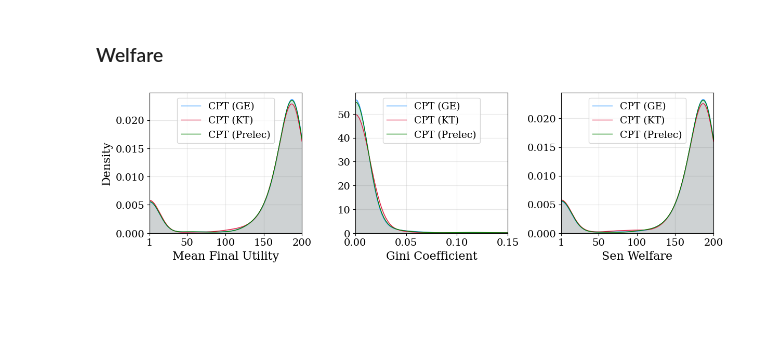
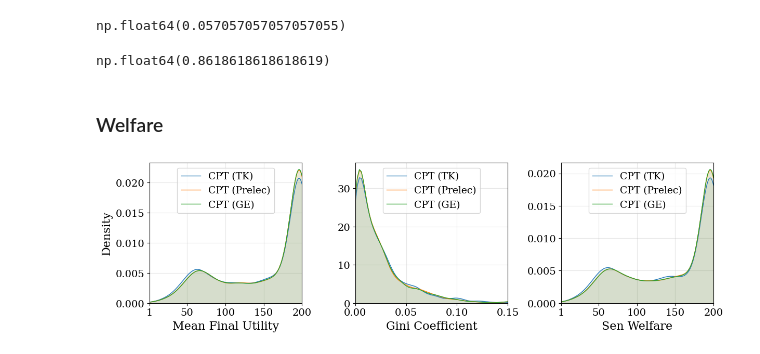
Before and after one commit to charlesaugdupont/cognitive-biases-welfare-volatility, a Jupyter notebook: notebooks/cpt_prob_comparison.ipynb, the cells around one changed output. Cells and saved outputs as stored; diff of their text form; code cells hidden in the pictures; blank space fills up the shorter version.

```diff
--- a/notebooks/cpt_prob_comparison.ipynb
+++ b/notebooks/cpt_prob_comparison.ipynb
@@ -29,16 +29,23 @@ plt.rcParams.update({"font.size" : 15,
 plt.rc("text", usetex=False)
 plt.rc("font", family="serif")
 # %%
-labels = ["K + T", "P", "G + E"]
+labels = ["TK", "Prelec", "GE"]
 p = np.linspace(0, 1, 2000)
 
-fig, axs= plt.subplots(1, 3, figsize=(14,4))
+fig, axs= plt.subplots(1, 3, figsize=(14,5), sharey=True)
 
 for k, g in enumerate([0.5, 0.65, 0.8]):
     for i,f in enumerate([probability_weighting, probability_weighting_prelec, probability_weighting_goldstein_einhorn]):
         axs[k].plot(p, f(p, gamma=g), label=labels[i])
     axs[k].set_title(r"$\gamma=$" + str(g))
     axs[k].legend(shadow=True)
+    axs[k].set_xlabel(r"Objective $p$")
+    if k == 0:
+        axs[k].set_ylabel(r"Distorted $p$")
+    axs[k].plot(np.linspace(0,1,1000), np.linspace(0,1,1000), linestyle="dashed", color="grey", alpha=0.5)
+
+fig.tight_layout()
+plt.savefig("../figures/probability_weighting_function_comparison.pdf", bbox_inches="tight")
 
 plt.show()
 # %% [output]
@@ -58,2 +61,10 @@ plt.show()
+# %%
+pvals[np.argmin(pvals - probability_weighting(pvals, gamma=0.5))]
+# %% [output]
+np.float64(0.057057057057057055)
+# %%
+pvals[np.argmax(pvals - probability_weighting(pvals, gamma=0.5))]
+# %% [output]
+np.float64(0.8618618618618619)
 # %% [markdown]
 ### Welfare
@@ -85,18 +71,17 @@ for D in directories:
 # %%
 fig, axs = plt.subplots(1, 3, figsize=(14,3.5))
-labels = ["CPT (GE)", "CPT (KT)", "CPT (Prelec)"]
-colors = ["dodgerblue", "crimson", "green"]
+labels = ["CPT (TK)", "CPT (Prelec)", "CPT (GE)"]
 
 # Mean Final Utility
-for i, directory in enumerate(["../cpt_revised_ge", "../cpt_revised_kt", "../cpt_revised_prelec"]):
-    with open(f"{directory}_mean_util", "rb") as f:
+for i, directory in enumerate(["../data/cpt/cpt_kt_95/", "../data/cpt/cpt_prelec_95/", "../data/cpt/cpt_ge_95/"]):
+    with open(f"{directory}mean_util", "rb") as f:
         M = pickle.load(f)
     kde = gaussian_kde(M, bw_method=0.2)
     x_vals = np.linspace(1, 200, 500)
     y_vals = kde(x_vals)
     y_vals /= np.trapz(y_vals, x_vals)
-    axs[0].plot(x_vals, y_vals, color=colors[i], label=labels[i], lw=1)
-    axs[0].fill_between(x_vals, y_vals, color=colors[i], alpha=0.1)
+    axs[0].plot(x_vals, y_vals, label=labels[i], lw=1)
+    axs[0].fill_between(x_vals, y_vals, alpha=0.1)
 axs[0].set_ylabel("Density")
 axs[0].set_xlabel("Mean Final Utility")
 axs[0].legend(loc="upper center")
@@ -106,40 +91,40 @@ axs[0].grid()
 axs[0].set_xlim(1,200)
 
 # Gini Coefficient
-for i, directory in enumerate(["../cpt_revised_ge", "../cpt_revised_kt", "../cpt_revised_prelec"]):
-    with open(f"{directory}_gini", "rb") as f:
+for i, directory in enumerate(["../data/cpt/cpt_kt_95/", "../data/cpt/cpt_prelec_95/", "../data/cpt/cpt_ge_95/"]):
+    with open(f"{directory}gini", "rb") as f:
         G = pickle.load(f)
     kde = gaussian_kde(G, bw_method=0.2)
     x_vals = np.linspace(min(G), 1, 500)
     y_vals = kde(x_vals)
     y_vals /= np.trapz(y_vals, x_vals)
-    axs[1].plot(x_vals, y_vals, color=colors[i], label=labels[i], lw=1)
-    axs[1].fill_between(x_vals, y_vals, color=colors[i], alpha=0.1)
+    axs[1].plot(x_vals, y_vals, label=labels[i], lw=1)
+    axs[1].fill_between(x_vals, y_vals, alpha=0.1)
 axs[1].set_xlabel("Gini Coefficient")
 axs[1].legend(loc="upper center")
 axs[1].set_xlim(0, 0.15)
 axs[1].grid()
 axs[1].set_ylim(0,)
 
 # Sen Welfare
-for i, directory in enumerate(["../cpt_revised_ge", "../cpt_revised_kt", "../cpt_revised_prelec"]):
-    with open(f"{directory}_sen_welfare", "rb") as f:
+for i, directory in enumerate(["../data/cpt/cpt_kt_95/", "../data/cpt/cpt_prelec_95/", "../data/cpt/cpt_ge_95/"]):
+    with open(f"{directory}sen_welfare", "rb") as f:
         sen = pickle.load(f)
     kde = gaussian_kde(sen, bw_method=0.2)
     x_vals = np.linspace(1, 200, 500)
     y_vals = kde(x_vals)
     y_vals /= np.trapz(y_vals, x_vals)
-    axs[2].plot(x_vals, y_vals, color=colors[i], label=labels[i], lw=1)
-    axs[2].fill_between(x_vals, y_vals, color=colors[i], alpha=0.1)
+    axs[2].plot(x_vals, y_vals, label=labels[i], lw=1)
+    axs[2].fill_between(x_vals, y_vals, alpha=0.1)
 axs[2].set_xlabel("Sen Welfare")
 axs[2].set_xticks([1, 50, 100, 150, 200])
 axs[2].legend(loc="upper center")
 axs[2].grid()
 axs[2].set_ylim(0,)
 axs[2].set_xlim(1,200)
 
 fig.subplots_adjust(wspace=0.35)
 plt.savefig("../figures/cpt_comparison_weighting.pdf", bbox_inches="tight")
 plt.show()
 # %% [output]
-[figure, old version]
+[figure, new version]
```
Also changed, not shown: parts of 5 cells of this notebook, 1 other file.
